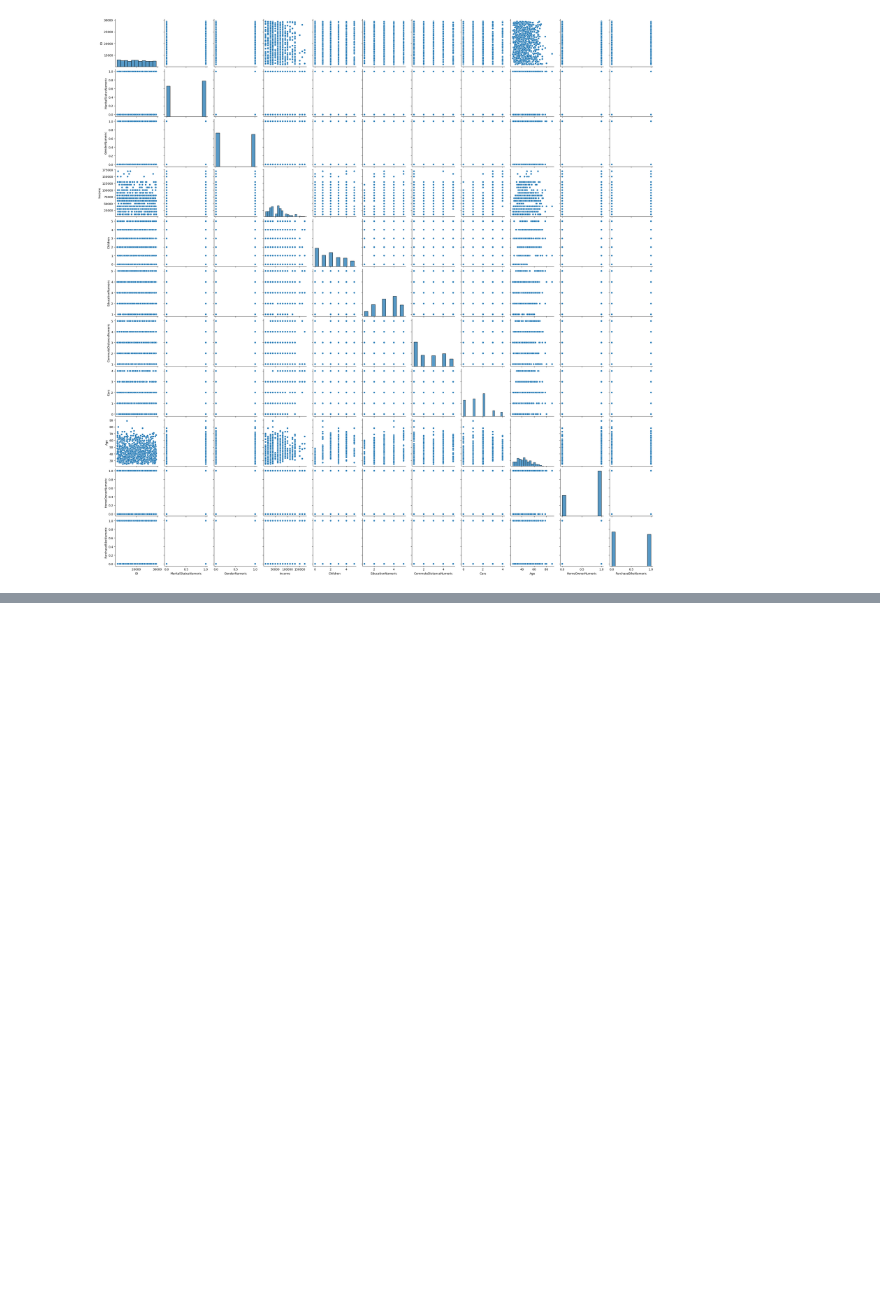
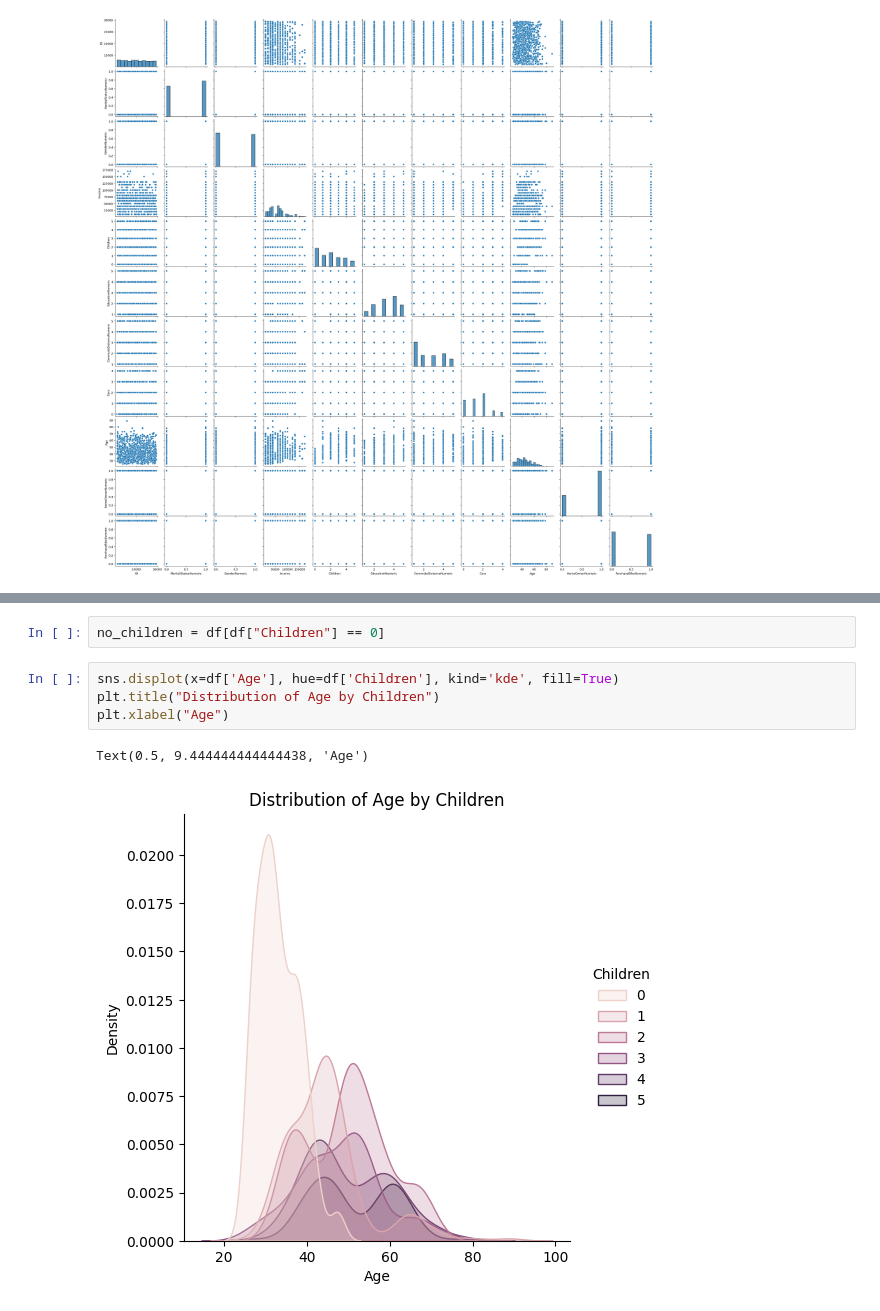
Before and after one commit to lewinskie254/eda, a Jupyter notebook: Anova_On_Steroids.ipynb, the cells around one changed output, grey strips where cells are left out. Cells and saved outputs as stored; diff of their text form; blank space fills up the shorter version.

```diff
--- a/Anova_On_Steroids.ipynb
+++ b/Anova_On_Steroids.ipynb
@@ -113,0 +156,9 @@ sns.pairplot(df)
+# %%
+no_children = df[df["Children"] == 0]
+# %%
+sns.displot(x=df['Age'], hue=df['Children'], kind='kde', fill=True)
+plt.title("Distribution of Age by Children")
+plt.xlabel("Age")
+# %% [output]
+Text(0.5, 9.444444444444438, 'Age')
+[figure, added]
```
Also changed, not shown: parts of 19 cells of this notebook.
